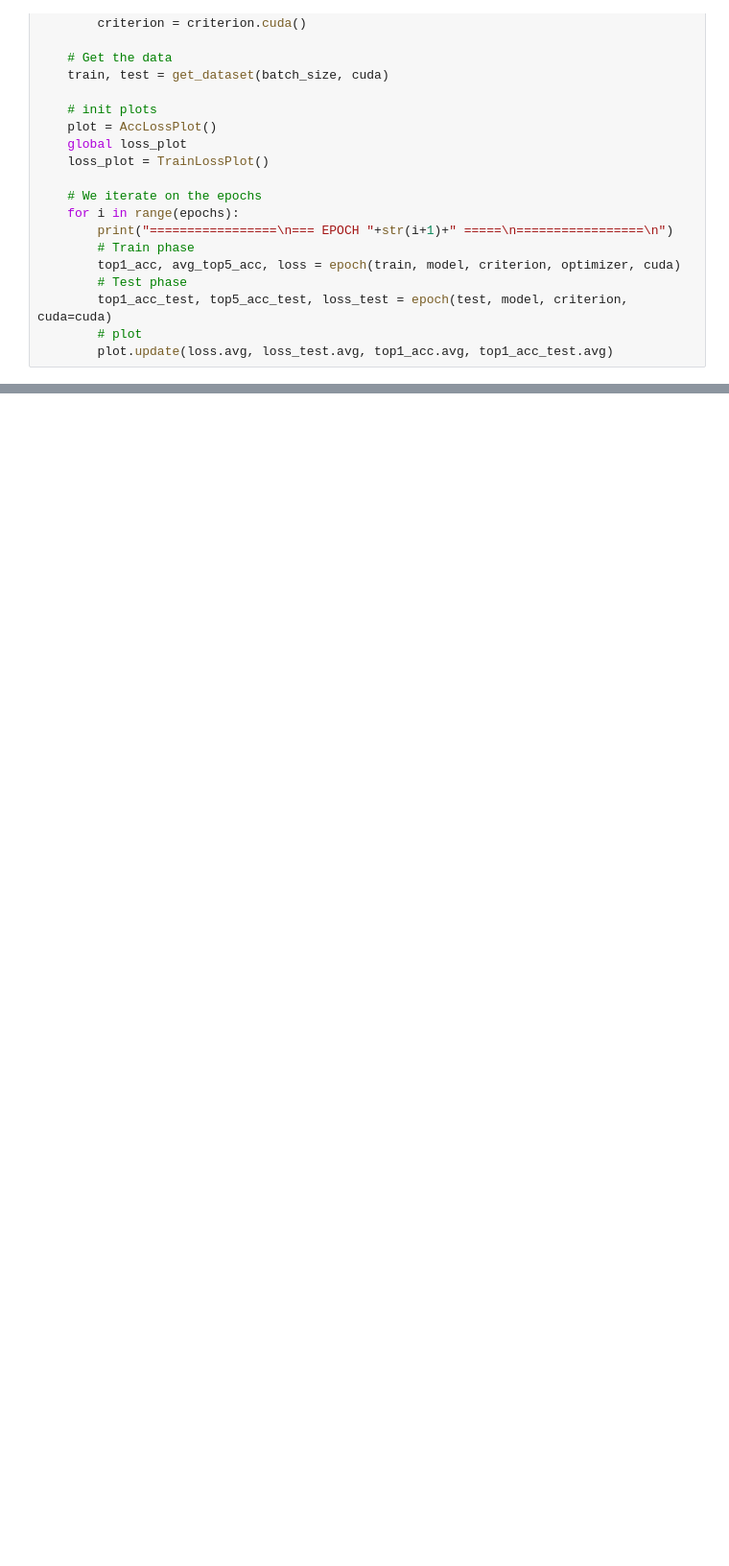
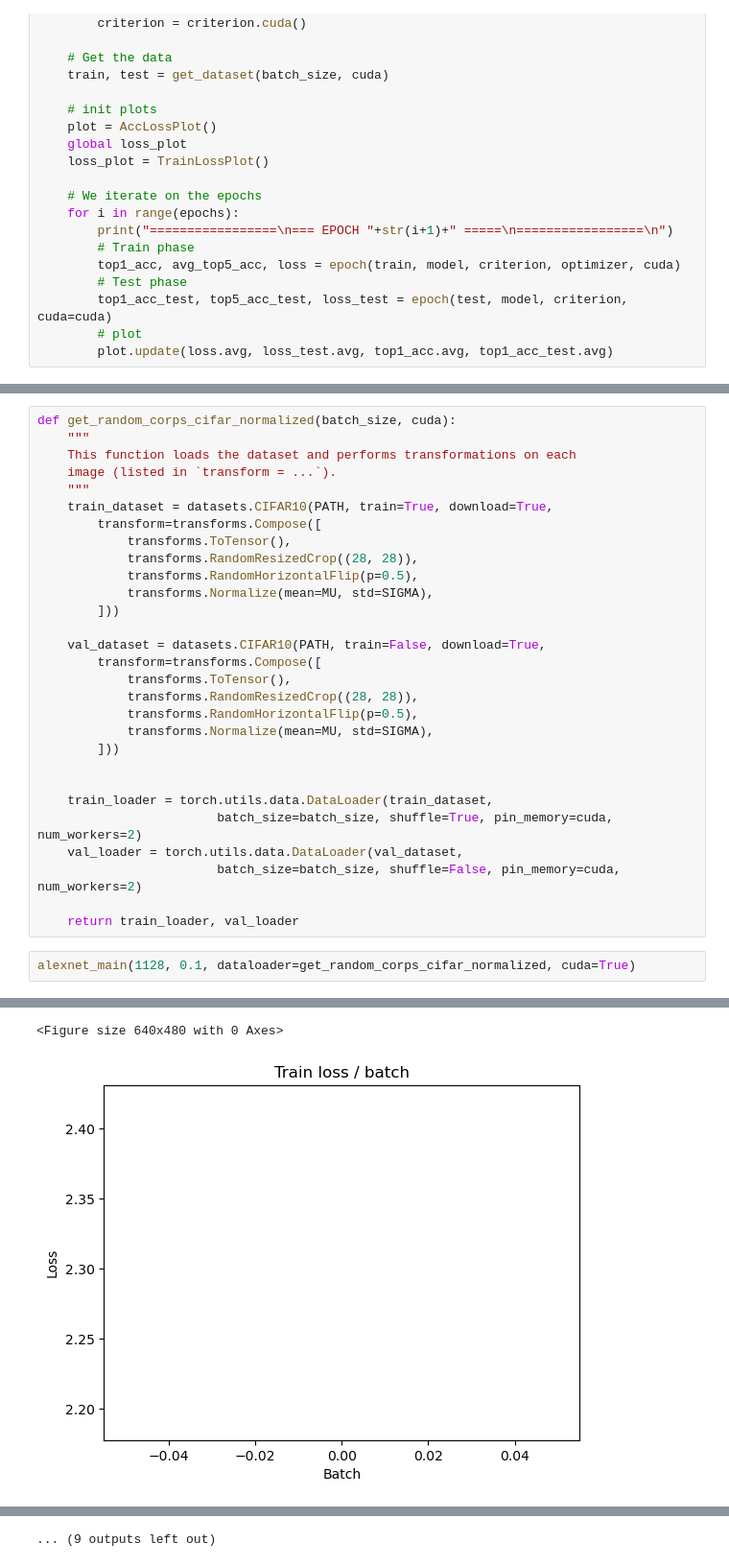
Before and after one commit to Mosakana/M2S3-RDFIA, a Jupyter notebook: section1/1_cd_CNNs.ipynb, the cells around one changed output, grey strips where cells are left out. Shown at 96% size. Saved outputs shown, nothing was run; the diff lists cells and outputs as text; blank space fills up the shorter version.

Commit message:
add normalization, random crops, random horizontal flip

```diff
--- a/section1/1_cd_CNNs.ipynb
+++ b/section1/1_cd_CNNs.ipynb
@@ -324,0 +405,32 @@ Original Traceback (most recent call last):
+# %%
+def get_random_corps_cifar_normalized(batch_size, cuda):
+    """
+    This function loads the dataset and performs transformations on each
+    image (listed in `transform = ...`).
+    """
+    train_dataset = datasets.CIFAR10(PATH, train=True, download=True,
+        transform=transforms.Compose([
+            transforms.ToTensor(),
+            transforms.RandomResizedCrop((28, 28)),
+            transforms.RandomHorizontalFlip(p=0.5),
+            transforms.Normalize(mean=MU, std=SIGMA),
+        ]))
+
+    val_dataset = datasets.CIFAR10(PATH, train=False, download=True,
+        transform=transforms.Compose([
+            transforms.ToTensor(),
+            transforms.RandomResizedCrop((28, 28)),
+            transforms.RandomHorizontalFlip(p=0.5),
+            transforms.Normalize(mean=MU, std=SIGMA),
+        ]))
+
+
+    train_loader = torch.utils.data.DataLoader(train_dataset,
+                        batch_size=batch_size, shuffle=True, pin_memory=cuda, num_workers=2)
+    val_loader = torch.utils.data.DataLoader(val_dataset,
+                        batch_size=batch_size, shuffle=False, pin_memory=cuda, num_workers=2)
+
+    return train_loader, val_loader
+# %%
+alexnet_main(1128, 0.1, dataloader=get_random_corps_cifar_normalized, cuda=True)
+# %% [output]
@@ -324,0 +444,2 @@ Original Traceback (most recent call last):
+<Figure size 640x480 with 0 Axes>
+[figure, added]
@@ -324,0 +475 @@ Original Traceback (most recent call last):
+... (9 outputs left out)
```
Also changed, not shown: parts of 8 cells of this notebook.
